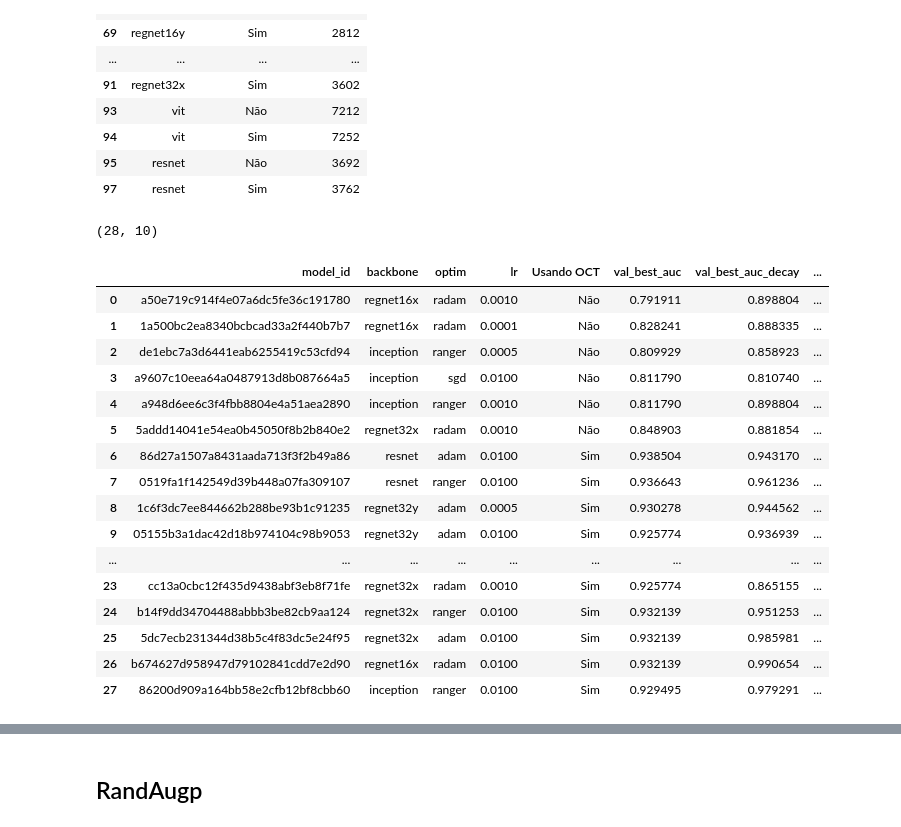
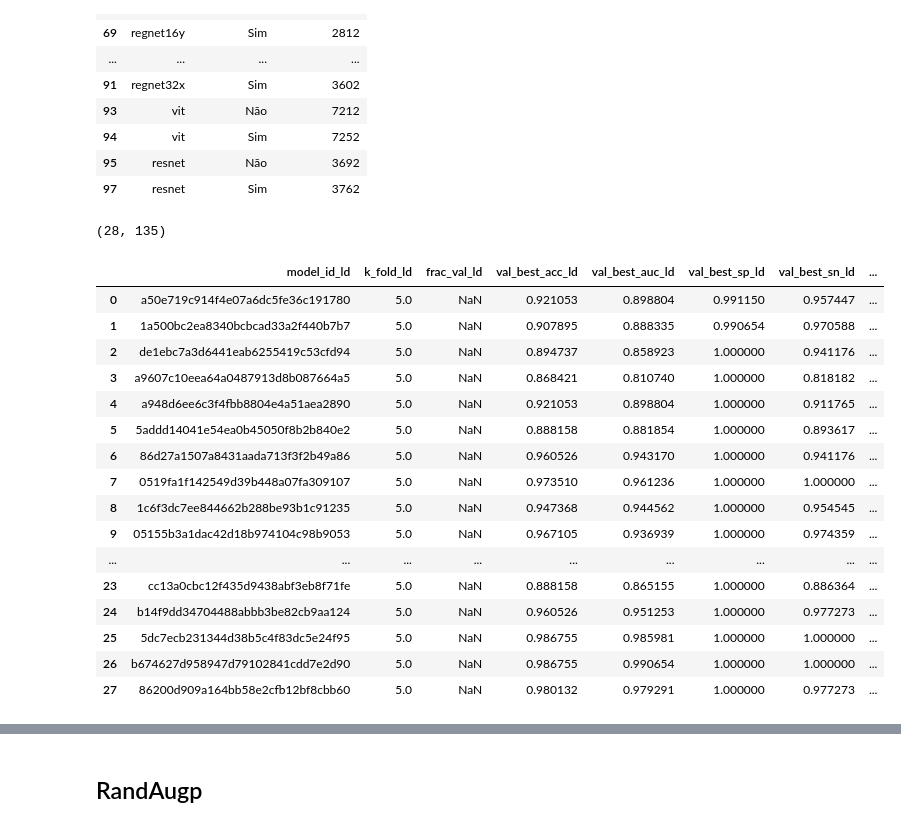
Before and after one commit to FelipeMarcelino/glaucoma, a Jupyter notebook: notebooks/Untitled3.ipynb, the cells around one changed output, grey strips where cells are left out. Saved outputs shown, nothing was run; the diff lists cells and outputs as text; code cells hidden in the pictures.

```diff
--- a/notebooks/Untitled3.ipynb
+++ b/notebooks/Untitled3.ipynb
@@ -278,13 +295,14 @@ Text(0, 0.5, 'Melhor AUC (Teste)')
 [figure]
 # %%
-renamed_cross = filtered_cross.rename(columns={"val_best_auc": "val_best_auc_decay","val_avg_auc": "val_avg_auc_decay"})
+excluded_columns_suffix = ["Learning Decay","output_tab","backbone","optim","lr"]
+cross.columns = [str(col) + '_ld' if col not in excluded_columns_suffix else col for col in cross.columns]
 # %%
-total = renamed_cross.drop(columns="Learning Decay").merge(filtered_top1.drop(columns="Learning Decay"), how="inner", on=["backbone","optim","lr","output_tab"])
+total = cross.drop(columns="Learning Decay").merge(cross_filter_non_lr.drop(columns="Learning Decay"), how="inner", on=["backbone","optim","lr","output_tab"])
 # %%
 total[OCT_PRESENCE] = np.where(total['output_tab'] > 0, 'Sim', 'Não')
 # %%
-total["best_auc_improvement(%)"] = round((100 * total["val_best_auc_decay"] / total["val_best_auc"]) - 100, 2)
-total["avg_auc_improvement(%)"] = round((100 * total["val_avg_auc_decay"] / total["val_avg_auc"]) - 100, 2)
+total["best_auc_improvement(%)"] = round((100 * total["val_best_auc_ld"] / total["val_best_auc"]) - 100, 2)
+total["avg_auc_improvement(%)"] = round((100 * total["avg_best_auc_val_ld"] / total["avg_best_auc_val"]) - 100, 2)
 # %%
 total.groupby("backbone").count()
 # %% [output]
@@ -333,28 +349,28 @@ df_peak_filtered
 | 95 | resnet | Não | 3692 |
 | 97 | resnet | Sim | 3762 |
 # %%
-filtered_total = filtered_total.merge(df_peak_filtered, on=[OCT_PRESENCE,"backbone"],how="inner")
+total = total.merge(df_peak_filtered, on=[OCT_PRESENCE,"backbone"],how="inner")
 # %%
-filtered_total.shape
+total.shape
 # %% [output]
-(28, 10)
+(28, 135)
 # %%
-filtered_total
+total
 # %% [output]
-|  | model_id | backbone | optim | lr | Usando OCT | val_best_auc | val_best_auc_decay | ... |
-| 0 | a50e719c914f4e07a6dc5fe36c191780 | regnet16x | radam | 0.0010 | Não | 0.791911 | 0.898804 | ... |
-| 1 | 1a500bc2ea8340bcbcad33a2f440b7b7 | regnet16x | radam | 0.0001 | Não | 0.828241 | 0.888335 | ... |
-| 2 | de1ebc7a3d6441eab6255419c53cfd94 | inception | ranger | 0.0005 | Não | 0.809929 | 0.858923 | ... |
-| 3 | a9607c10eea64a0487913d8b087664a5 | inception | sgd | 0.0100 | Não | 0.811790 | 0.810740 | ... |
-| 4 | a948d6ee6c3f4fbb8804e4a51aea2890 | inception | ranger | 0.0010 | Não | 0.811790 | 0.898804 | ... |
-| 5 | 5addd14041e54ea0b45050f8b2b840e2 | regnet32x | radam | 0.0010 | Não | 0.848903 | 0.881854 | ... |
-| 6 | 86d27a1507a8431aada713f3f2b49a86 | resnet | adam | 0.0100 | Sim | 0.938504 | 0.943170 | ... |
-| 7 | 0519fa1f142549d39b448a07fa309107 | resnet | ranger | 0.0100 | Sim | 0.936643 | 0.961236 | ... |
-| 8 | 1c6f3dc7ee844662b288be93b1c91235 | regnet32y | adam | 0.0005 | Sim | 0.930278 | 0.944562 | ... |
-| 9 | 05155b3a1dac42d18b974104c98b9053 | regnet32y | adam | 0.0100 | Sim | 0.925774 | 0.936939 | ... |
+|  | model_id_ld | k_fold_ld | frac_val_ld | val_best_acc_ld | val_best_auc_ld | val_best_sp_ld | val_best_sn_ld | ... |
+| 0 | a50e719c914f4e07a6dc5fe36c191780 | 5.0 | NaN | 0.921053 | 0.898804 | 0.991150 | 0.957447 | ... |
+| 1 | 1a500bc2ea8340bcbcad33a2f440b7b7 | 5.0 | NaN | 0.907895 | 0.888335 | 0.990654 | 0.970588 | ... |
+| 2 | de1ebc7a3d6441eab6255419c53cfd94 | 5.0 | NaN | 0.894737 | 0.858923 | 1.000000 | 0.941176 | ... |
+| 3 | a9607c10eea64a0487913d8b087664a5 | 5.0 | NaN | 0.868421 | 0.810740 | 1.000000 | 0.818182 | ... |
+| 4 | a948d6ee6c3f4fbb8804e4a51aea2890 | 5.0 | NaN | 0.921053 | 0.898804 | 1.000000 | 0.911765 | ... |
+| 5 | 5addd14041e54ea0b45050f8b2b840e2 | 5.0 | NaN | 0.888158 | 0.881854 | 1.000000 | 0.893617 | ... |
+| 6 | 86d27a1507a8431aada713f3f2b49a86 | 5.0 | NaN | 0.960526 | 0.943170 | 1.000000 | 0.941176 | ... |
+| 7 | 0519fa1f142549d39b448a07fa309107 | 5.0 | NaN | 0.973510 | 0.961236 | 1.000000 | 1.000000 | ... |
+| 8 | 1c6f3dc7ee844662b288be93b1c91235 | 5.0 | NaN | 0.947368 | 0.944562 | 1.000000 | 0.954545 | ... |
+| 9 | 05155b3a1dac42d18b974104c98b9053 | 5.0 | NaN | 0.967105 | 0.936939 | 1.000000 | 0.974359 | ... |
 | ... | ... | ... | ... | ... | ... | ... | ... | ... |
-| 23 | cc13a0cbc12f435d9438abf3eb8f71fe | regnet32x | radam | 0.0010 | Sim | 0.925774 | 0.865155 | ... |
-| 24 | b14f9dd34704488abbb3be82cb9aa124 | regnet32x | ranger | 0.0100 | Sim | 0.932139 | 0.951253 | ... |
-| 25 | 5dc7ecb231344d38b5c4f83dc5e24f95 | regnet32x | adam | 0.0100 | Sim | 0.932139 | 0.985981 | ... |
-| 26 | b674627d958947d79102841cdd7e2d90 | regnet16x | radam | 0.0100 | Sim | 0.932139 | 0.990654 | ... |
-| 27 | 86200d909a164bb58e2cfb12bf8cbb60 | inception | ranger | 0.0100 | Sim | 0.929495 | 0.979291 | ... |
+| 23 | cc13a0cbc12f435d9438abf3eb8f71fe | 5.0 | NaN | 0.888158 | 0.865155 | 1.000000 | 0.886364 | ... |
+| 24 | b14f9dd34704488abbb3be82cb9aa124 | 5.0 | NaN | 0.960526 | 0.951253 | 1.000000 | 0.977273 | ... |
+| 25 | 5dc7ecb231344d38b5c4f83dc5e24f95 | 5.0 | NaN | 0.986755 | 0.985981 | 1.000000 | 1.000000 | ... |
+| 26 | b674627d958947d79102841cdd7e2d90 | 5.0 | NaN | 0.986755 | 0.990654 | 1.000000 | 1.000000 | ... |
+| 27 | 86200d909a164bb58e2cfb12bf8cbb60 | 5.0 | NaN | 0.980132 | 0.979291 | 1.000000 | 0.977273 | ... |
```
Also changed, not shown: parts of 31 cells of this notebook, 2 other files.
